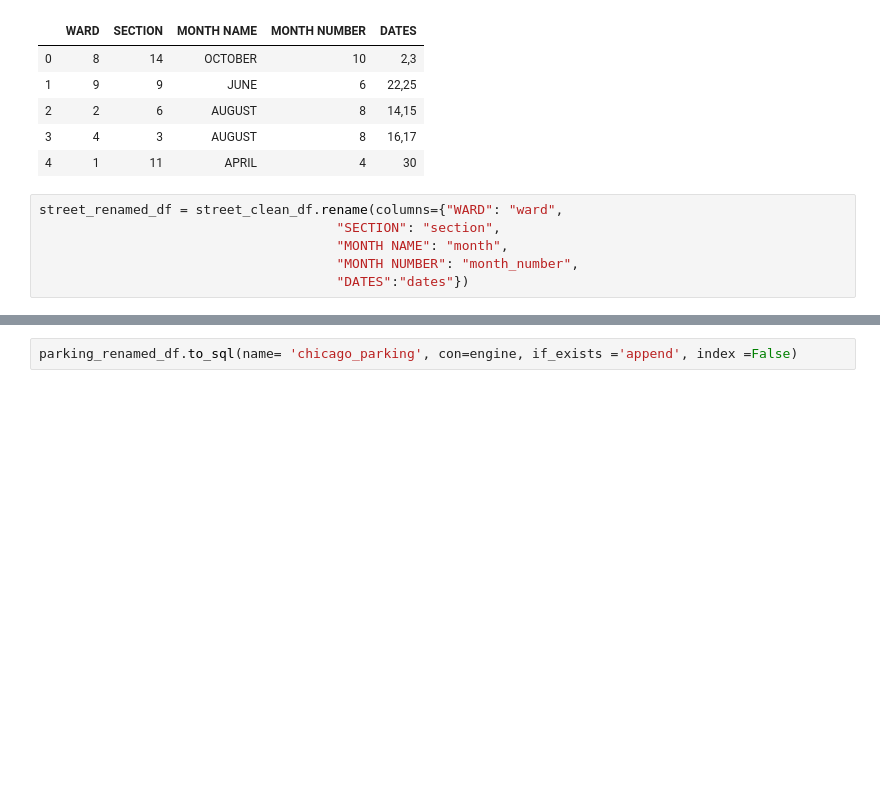
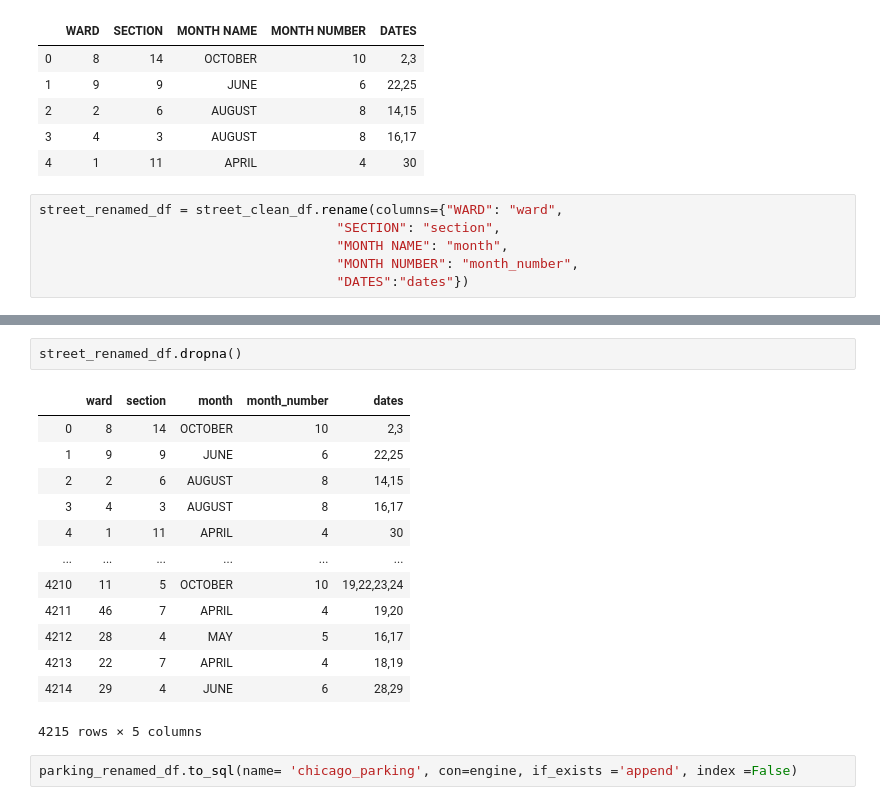
Before and after one commit to dcd6395/Chicago-Permit-Parking-and-Street-Cleaning-Database, a Jupyter notebook: Starter_Code.ipynb, the cells around one changed output, grey strips where cells are left out. Cells and saved outputs as stored; diff of their text form; blank space fills up the shorter version.

```diff
--- a/Starter_Code.ipynb
+++ b/Starter_Code.ipynb
@@ -85,3 +108,19 @@ street_renamed_df.head()
+# %%
+street_renamed_df.dropna()
+# %% [output]
+|  | ward | section | month | month_number | dates |
+| 0 | 8 | 14 | OCTOBER | 10 | 2,3 |
+| 1 | 9 | 9 | JUNE | 6 | 22,25 |
+| 2 | 2 | 6 | AUGUST | 8 | 14,15 |
+| 3 | 4 | 3 | AUGUST | 8 | 16,17 |
+| 4 | 1 | 11 | APRIL | 4 | 30 |
+| ... | ... | ... | ... | ... | ... |
+| 4210 | 11 | 5 | OCTOBER | 10 | 19,22,23,24 |
+| 4211 | 46 | 7 | APRIL | 4 | 19,20 |
+| 4212 | 28 | 4 | MAY | 5 | 16,17 |
+| 4213 | 22 | 7 | APRIL | 4 | 18,19 |
+| 4214 | 29 | 4 | JUNE | 6 | 28,29 |
+4215 rows × 5 columns
 # %%
 parking_renamed_df.to_sql(name= 'chicago_parking', con=engine, if_exists ='append', index =False)
 # %%
```
Also changed, not shown: parts of 6 cells of this notebook.
